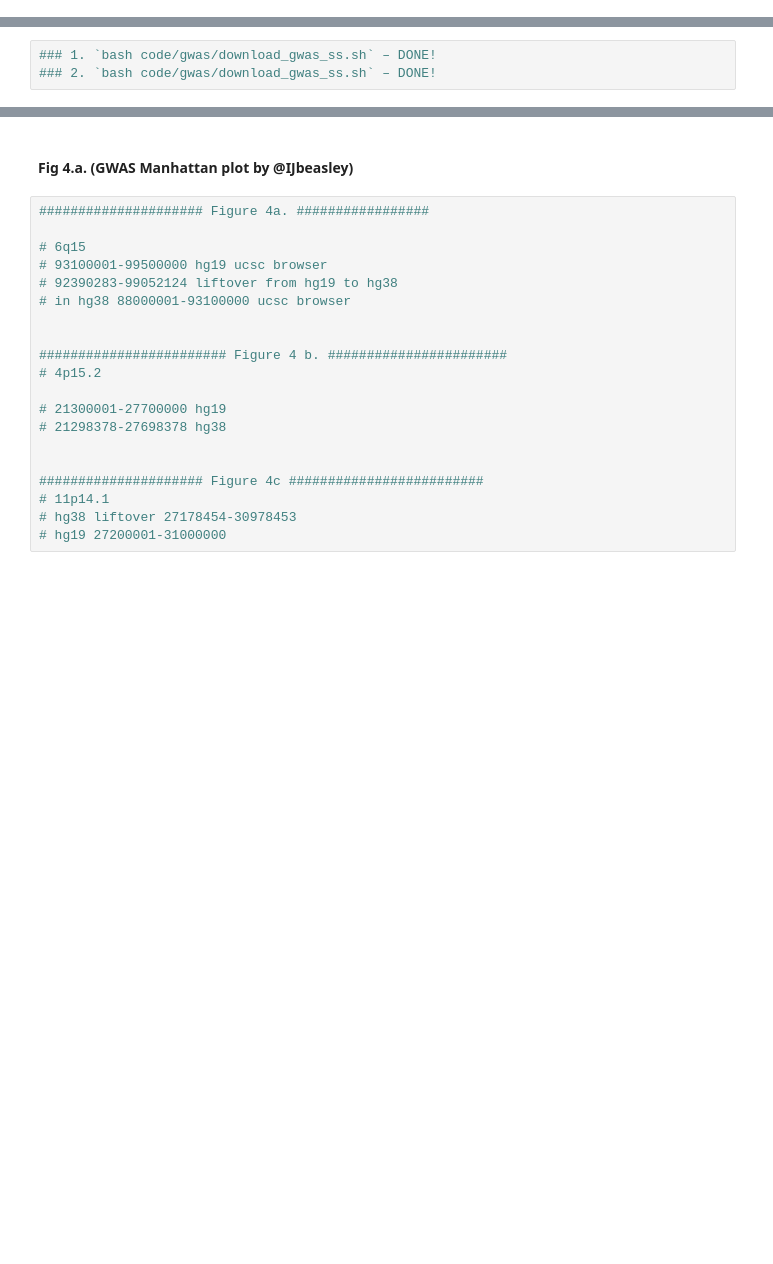
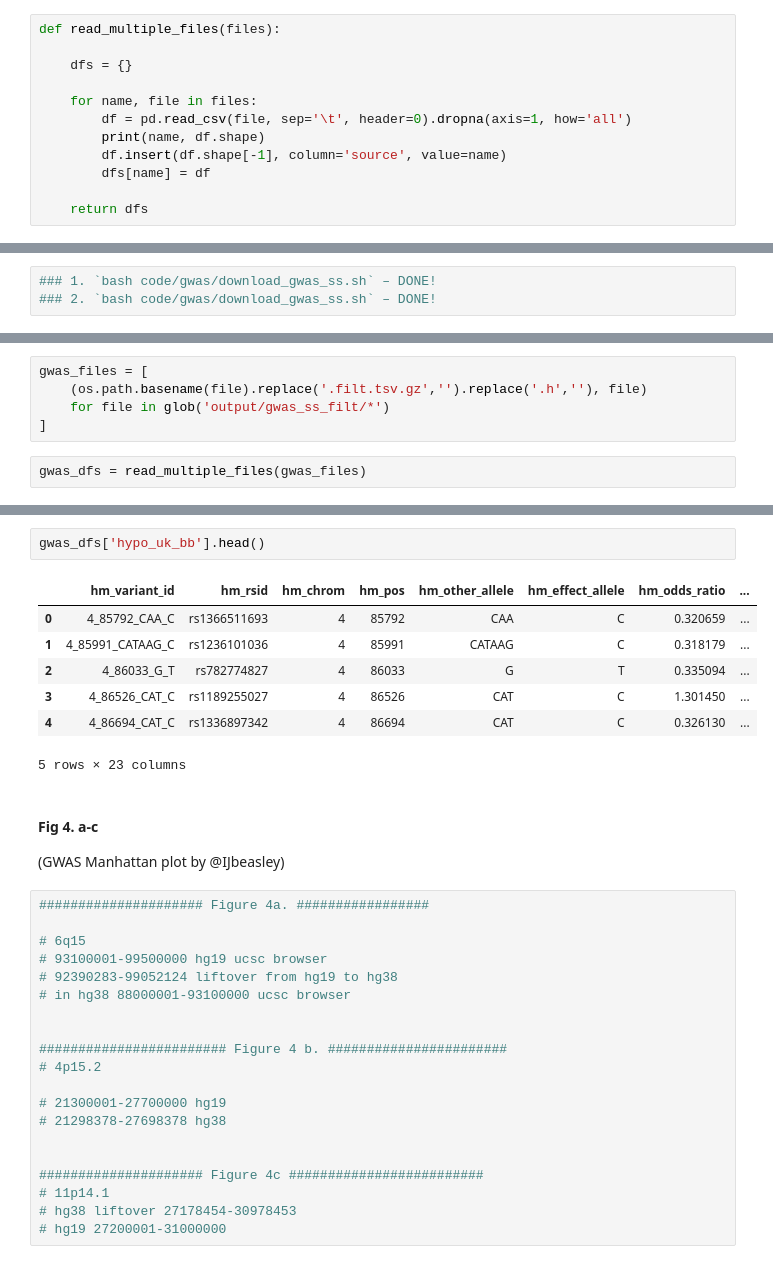
Before and after one commit to abearab/BMI-206-Class-Project, a Jupyter notebook: notebook.ipynb, the cells around one changed output, grey strips where cells are left out. Saved outputs shown, nothing was run; the diff lists cells and outputs as text; blank space fills up the shorter version.

```diff
--- a/notebook.ipynb
+++ b/notebook.ipynb
@@ -12,6 +12,18 @@ import numpy as np
 import matplotlib.pyplot as plt
 from scipy.stats import norm
 from glob import glob
+# %%
+def read_multiple_files(files):
+
+    dfs = {}
+
+    for name, file in files:
+        df = pd.read_csv(file, sep='\t', header=0).dropna(axis=1, how='all')
+        print(name, df.shape)
+        df.insert(df.shape[-1], column='source', value=name)
+        dfs[name] = df
+
+    return dfs
 # %% [markdown]
 ___
 # %% [markdown]
@@ -25,0 +52,7 @@ First, running @IJbeasley codes to gather GWAS data.
+# %%
+gwas_files = [
+    (os.path.basename(file).replace('.filt.tsv.gz','').replace('.h',''), file)
+    for file in glob('output/gwas_ss_filt/*')
+]
+# %%
+gwas_dfs = read_multiple_files(gwas_files)
@@ -26,5 +80,16 @@ First, running @IJbeasley codes to gather GWAS data.
+# %%
+gwas_dfs['hypo_uk_bb'].head()
+# %% [output]
+|  | hm_variant_id | hm_rsid | hm_chrom | hm_pos | hm_other_allele | hm_effect_allele | hm_odds_ratio | ... |
+| 0 | 4_85792_CAA_C | rs1366511693 | 4 | 85792 | CAA | C | 0.320659 | ... |
+| 1 | 4_85991_CATAAG_C | rs1236101036 | 4 | 85991 | CATAAG | C | 0.318179 | ... |
+| 2 | 4_86033_G_T | rs782774827 | 4 | 86033 | G | T | 0.335094 | ... |
+| 3 | 4_86526_CAT_C | rs1189255027 | 4 | 86526 | CAT | C | 1.301450 | ... |
+| 4 | 4_86694_CAT_C | rs1336897342 | 4 | 86694 | CAT | C | 0.326130 | ... |
+5 rows × 23 columns
 # %% [markdown]
-#### Fig 4.a. (GWAS Manhattan plot by @IJbeasley)
+#### Fig 4. a-c
+(GWAS Manhattan plot by @IJbeasley)
 # %%
 ##################### Figure 4a. #################
 
```
Also changed, not shown: parts of 17 cells of this notebook.
